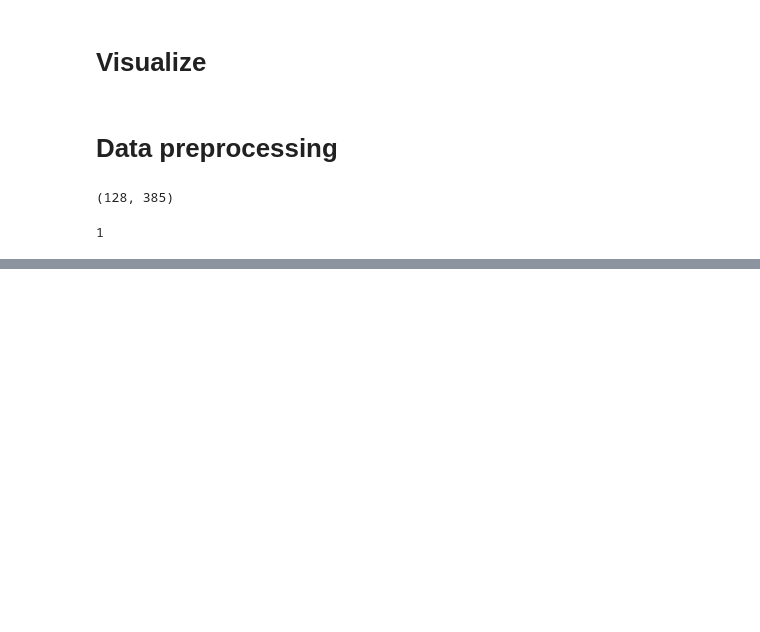
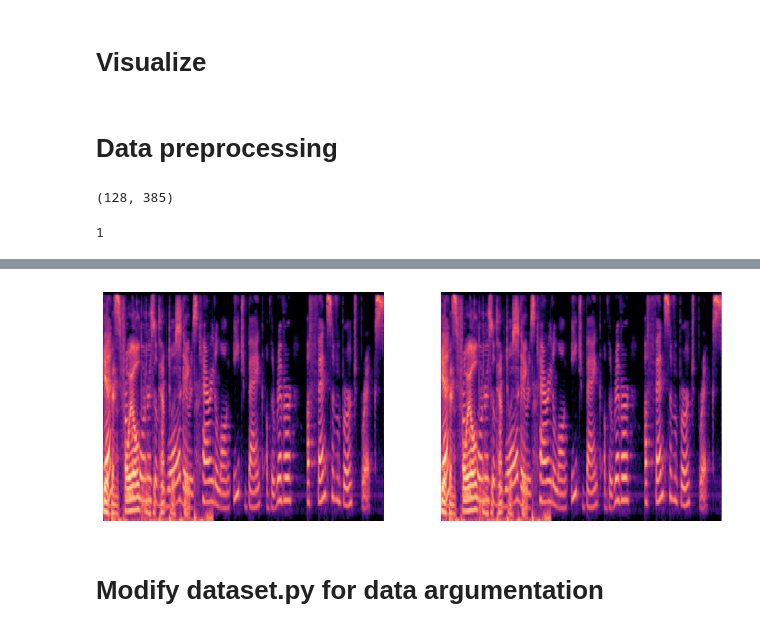
Before and after one commit to kty2001/Dacon, a Jupyter notebook: SW_ty/task.ipynb, the cells around one changed output, grey strips where cells are left out. Drawn from its saved outputs; the diff is of its cells as text; code cells hidden in the pictures; blank space fills up the shorter version.

```diff
--- a/SW_ty/task.ipynb
+++ b/SW_ty/task.ipynb
@@ -215,0 +267,27 @@ else:
+# %%
+max_length = max(len(y1), len(y2))
+y1 = np.pad(y1, (0, max_length - len(y1)), 'constant')
+y2 = np.pad(y2, (0, max_length - len(y2)), 'constant')
+y = y1 + y2
+
+S = librosa.feature.melspectrogram(y=y, sr=32000, n_mels=128, fmax=8192)
+S_dB = librosa.power_to_db(S, ref=np.max)
+# %%
+plt.figure(figsize=(9, 4))
+
+plt.subplot(121)
+librosa.display.specshow(S_dB3, x_axis='time', y_axis='mel', sr=32000, fmax=8192)
+plt.tight_layout()
+plt.axis("off")
+
+plt.subplot(122)
+librosa.display.specshow(S_dB, x_axis='time', y_axis='mel', sr=32000, fmax=8192)
+plt.tight_layout()
+plt.axis("off")
+
+plt.show()
+plt.close()
+# %% [output]
+[figure, added]
+# %% [markdown]
+# Modify dataset.py for data argumentation
```
Also changed, not shown: parts of 7 cells of this notebook, 15 other files.
